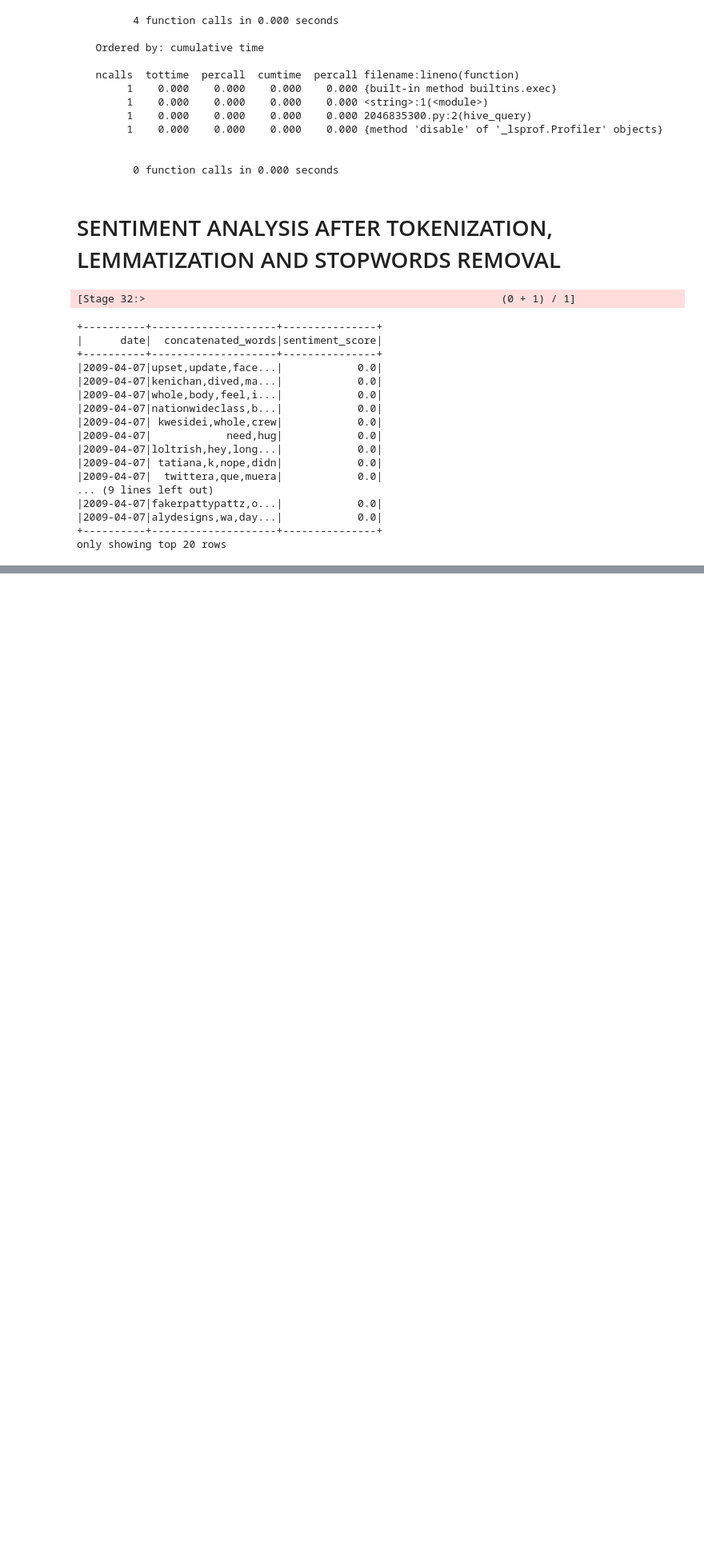
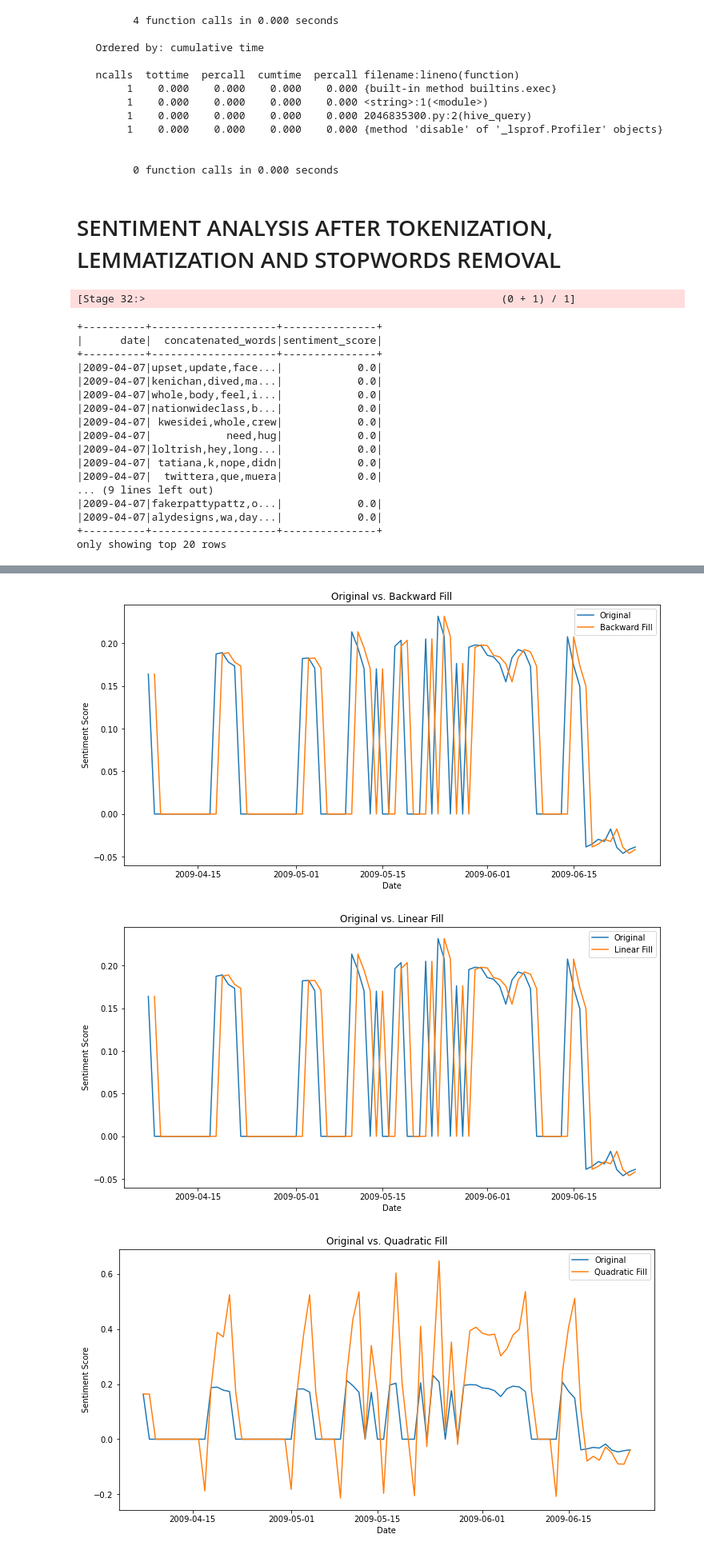
Before and after one commit to kgntmr/Sentiment-Time-Series-Analysis-with-Hive-MySQL-MongoDB-Benchmarking-NLP-and-Interpolation-Using-, a Jupyter notebook: ProjectTweets.ipynb, the cells around one changed output, grey strips where cells are left out. Shown at 80% size. Saved outputs shown, nothing was run; the diff lists cells and outputs as text; code cells hidden in the pictures; blank space fills up the shorter version.

```diff
--- a/ProjectTweets.ipynb
+++ b/ProjectTweets.ipynb
@@ -827,0 +854,21 @@ if __name__ == '__main__':
+# %%
+# 3. Apply Quadratic Interpolation
+daily_sentiment_1 = daily_sentiment_1.withColumn("quadratic_fill", coalesce(
+    (lag(daily_sentiment_1["avg_sentiment_score"]).over(window_spec) + 2 * daily_sentiment_1["avg_sentiment_score"] - lead(daily_sentiment_1["avg_sentiment_score"]).over(window_spec)),
+    daily_sentiment_1["avg_sentiment_score"]
+))
+# %%
+# 4. Apply Mean of Nearest Neighbors interpolation
+daily_sentiment_1 = daily_sentiment_1.withColumn("knn_mean", coalesce(
+    (daily_sentiment_1["avg_sentiment_score"] + (lag(daily_sentiment_1["avg_sentiment_score"]).over(window_spec) + lead(daily_sentiment_1["avg_sentiment_score"]).over(window_spec)) / 2),
+    daily_sentiment_1["avg_sentiment_score"]
+))
+# %%
+# 5. Apply Mean of Seasonal Counterparts interpolation
+daily_sentiment_1 = daily_sentiment_1.withColumn("seasonal_mean", coalesce(
+    (daily_sentiment_1["avg_sentiment_score"] + (lag(daily_sentiment_1["avg_sentiment_score"], 7).over(window_spec) + lead(daily_sentiment_1["avg_sentiment_score"], -7).over(window_spec)) / 2),
+    daily_sentiment_1["avg_sentiment_score"]
+))
+# %%
+# Collect the results for visualization
+interpolated_data = daily_sentiment_1.select("date", "avg_sentiment_score", "backward_fill", "linear_fill", "quadratic_fill", "knn_mean", "seasonal_mean").collect()
@@ -827,0 +881,20 @@ if __name__ == '__main__':
+# %%
+# Extract data for plotting
+dates = [row.date for row in interpolated_data]
+original_scores = [row.avg_sentiment_score for row in interpolated_data]
+interpolation_methods = ["backward_fill", "linear_fill", "quadratic_fill", "knn_mean", "seasonal_mean"]
+
+# Create a loop to plot each interpolation method
+for method in interpolation_methods:
+    plt.figure(figsize=(12, 6))
+    plt.plot(dates, original_scores, label='Original')
+    plt.plot(dates, [row[method] for row in interpolated_data], label=method.replace("_", " ").title())  # Use the method name as the label
+    plt.xlabel('Date')
+    plt.ylabel('Sentiment Score')
+    plt.title(f'Original vs. {method.replace("_", " ").title()}')
+    plt.legend()
+    plt.show()
+# %% [output]
+[figure, added]
+[figure, added]
+[figure, added]
```
Also changed, not shown: parts of 33 cells of this notebook.
